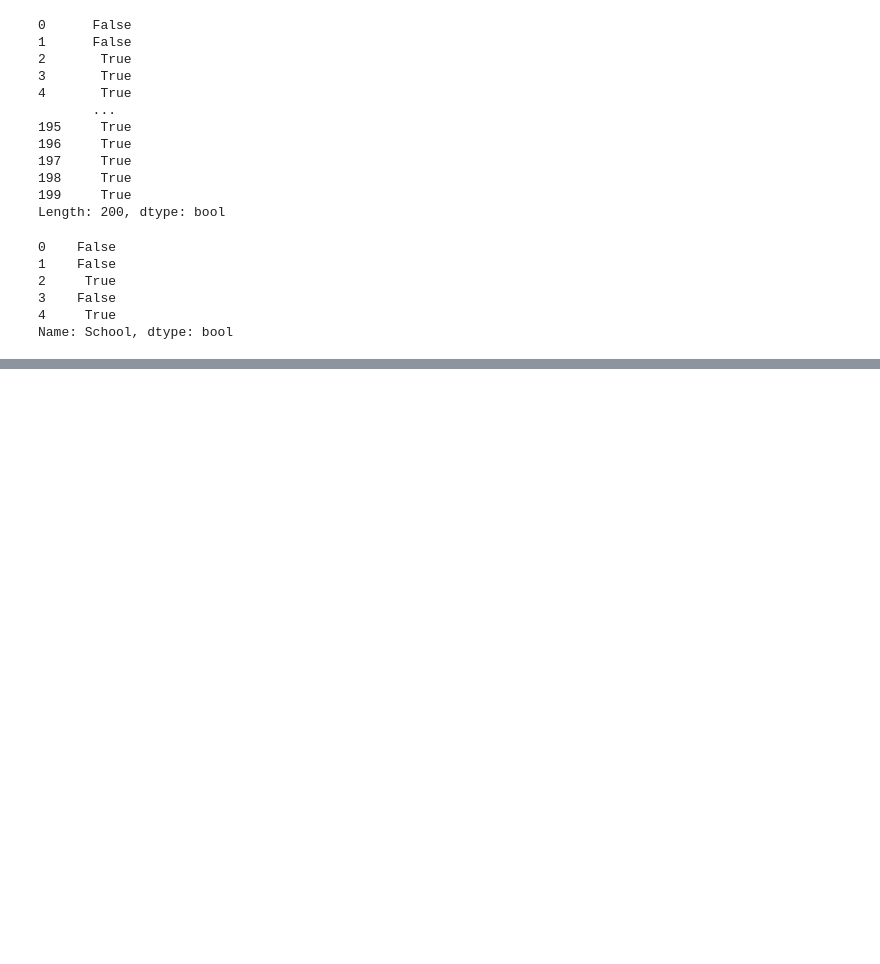
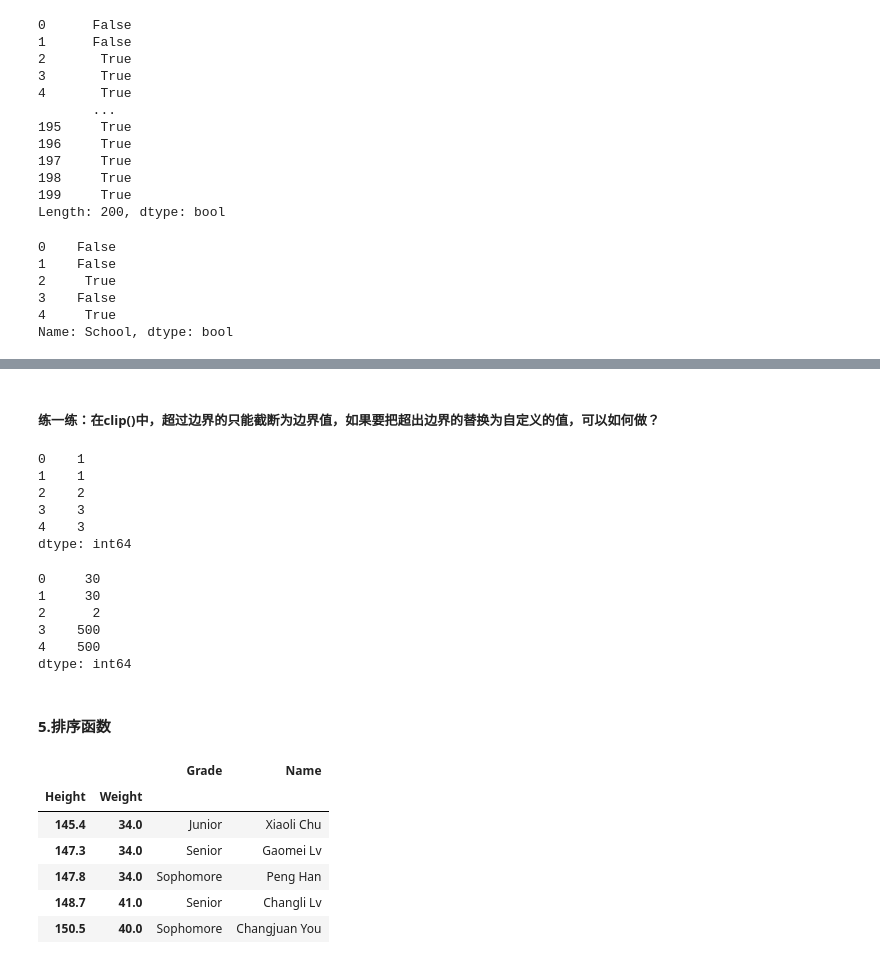
Before and after one commit to jefferyhe2025/python_learning, a Jupyter notebook: pandas/pandas_base.ipynb, the cells around one changed output, grey strips where cells are left out. Drawn from its saved outputs; the diff is of its cells as text; code cells hidden in the pictures; blank space fills up the shorter version.

```diff
--- a/pandas/pandas_base.ipynb
+++ b/pandas/pandas_base.ipynb
@@ -492,0 +596,38 @@ Name: School, dtype: bool
+# %% [markdown]
+##### 练一练：在clip()中，超过边界的只能截断为边界值，如果要把超出边界的替换为自定义的值，可以如何做？
+# %%
+import numpy as np
+
+s = pd.Series(np.arange(5))
+s.clip(1,3)
+# %% [output]
+0    1
+1    1
+2    2
+3    3
+4    3
+dtype: int64
+# %%
+s.where(s>1,30).where(s<3,500)
+# %% [output]
+0     30
+1     30
+2      2
+3    500
+4    500
+dtype: int64
+# %% [markdown]
+#### 5.排序函数
+# %%
+df_demo = df[['Grade','Name','Height','Weight']].set_index(['Grade','Name'])
+# %%
+# 值排序函数
+df_demo.sort_values('Height').head()
+# %% [output]
+|  |  | Grade | Name |
+| Height | Weight |  |  |
+| 145.4 | 34.0 | Junior | Xiaoli Chu |
+| 147.3 | 34.0 | Senior | Gaomei Lv |
+| 147.8 | 34.0 | Sophomore | Peng Han |
+| 148.7 | 41.0 | Senior | Changli Lv |
+| 150.5 | 40.0 | Sophomore | Changjuan You |
```
Also changed, not shown: parts of 38 cells of this notebook.
